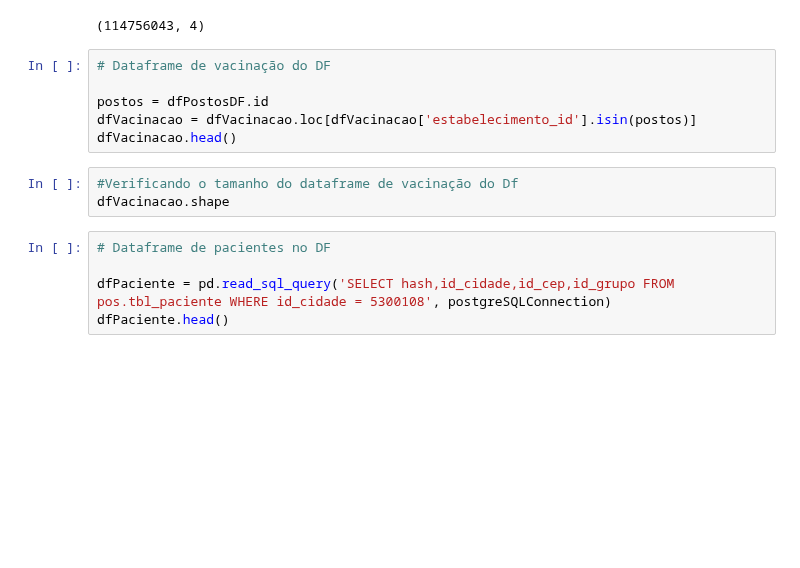
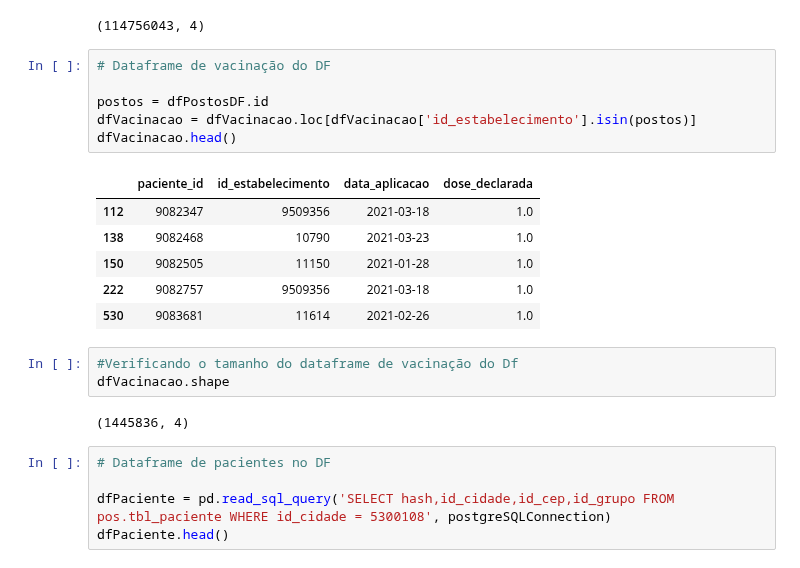
Before and after one commit to raquelcreis/vacina_covid_bsb, a Jupyter notebook: notebook.ipynb, the cells around one changed output. Drawn from its saved outputs; the diff is of its cells as text; blank space fills up the shorter version.

```diff
--- a/notebook.ipynb
+++ b/notebook.ipynb
@@ -317,12 +301,21 @@ dfVacinacao.shape
 # %%
 # Dataframe de vacinação do DF
 
 postos = dfPostosDF.id
-dfVacinacao = dfVacinacao.loc[dfVacinacao['estabelecimento_id'].isin(postos)]
+dfVacinacao = dfVacinacao.loc[dfVacinacao['id_estabelecimento'].isin(postos)]
 dfVacinacao.head()
+# %% [output]
+|  | paciente_id | id_estabelecimento | data_aplicacao | dose_declarada |
+| 112 | 9082347 | 9509356 | 2021-03-18 | 1.0 |
+| 138 | 9082468 | 10790 | 2021-03-23 | 1.0 |
+| 150 | 9082505 | 11150 | 2021-01-28 | 1.0 |
+| 222 | 9082757 | 9509356 | 2021-03-18 | 1.0 |
+| 530 | 9083681 | 11614 | 2021-02-26 | 1.0 |
 # %%
 #Verificando o tamanho do dataframe de vacinação do Df
 dfVacinacao.shape
+# %% [output]
+(1445836, 4)
 # %%
 # Dataframe de pacientes no DF
 
```
Also changed, not shown: parts of 4 cells of this notebook.
